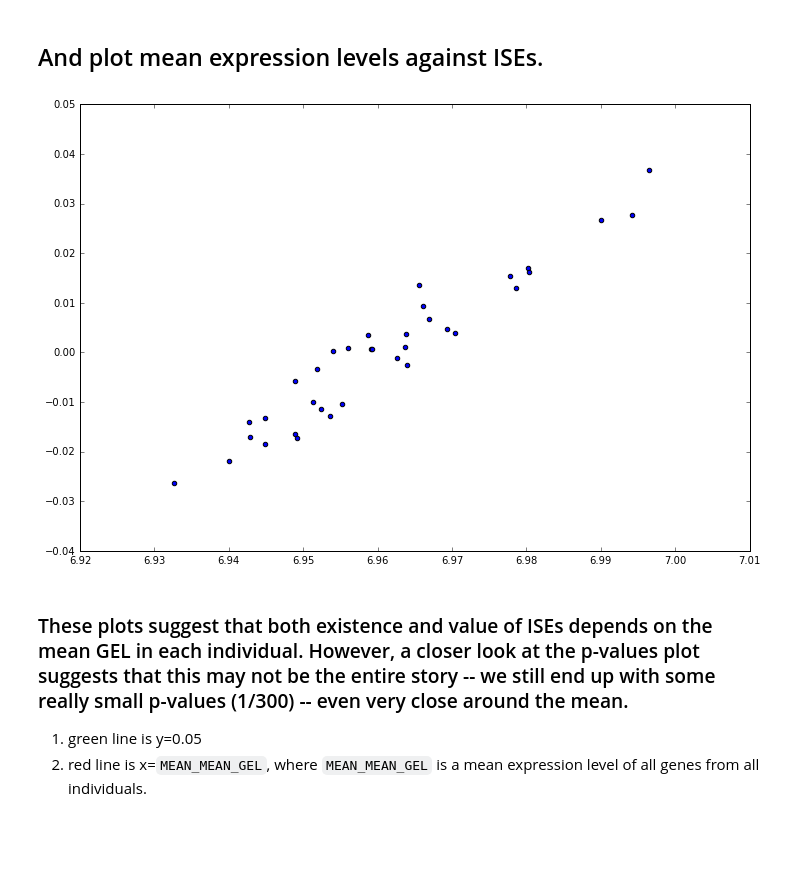
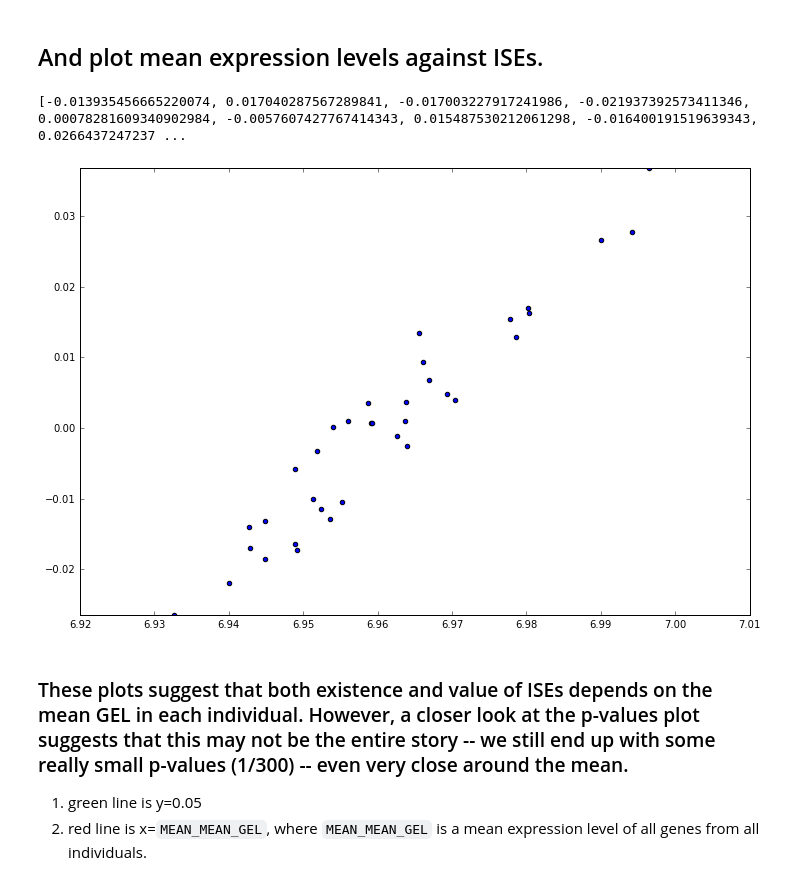
Before and after one commit to picrin/phdAll, a Jupyter notebook: masterBlood.ipynb, the cells around one changed output. Drawn from its saved outputs; the diff is of its cells as text; code cells hidden in the pictures; blank space fills up the shorter version.

```diff
--- a/masterBlood.ipynb
+++ b/masterBlood.ipynb
@@ -233,11 +236,17 @@ plt.show()
 # %% [markdown]
 ## And plot mean expression levels against ISEs.
 # %%
-fig = plt.figure()
-plt.scatter(MEAN_GEL, ISEs, marker="o")#, lineWidth=0, label="hello"
-plt.show()
+def make_plot_PValues(MEAN_GEL, ISEs):
+    fig = plt.figure()
+    plt.scatter(MEAN_GEL, ISEs, marker="o")#, lineWidth=0, label="hello"
+    print(ISEs)
+    plt.ylim([min(ISEs), max(ISEs)])
+    plt.show()
+
+make_plot_PValues(MEAN_GEL, ISEs)
 # %% [output]
+[-0.013935456665220074, 0.017040287567289841, -0.017003227917241986, -0.021937392573411346, 0.00078281609340902984, -0.0057607427767414343, 0.015487530212061298, -0.016400191519639343, 0.0266437247237 ...
-[figure, old version]
+[figure, new version]
 # %% [markdown]
 ### These plots suggest that both existence and value of ISEs depends on the mean GEL in each individual. However, a closer look at the p-values plot suggests that this may not be the entire story -- we still end up with some really small p-values (1/300) -- even very close around the mean.
 
```
Also changed, not shown: parts of 43 cells of this notebook.
